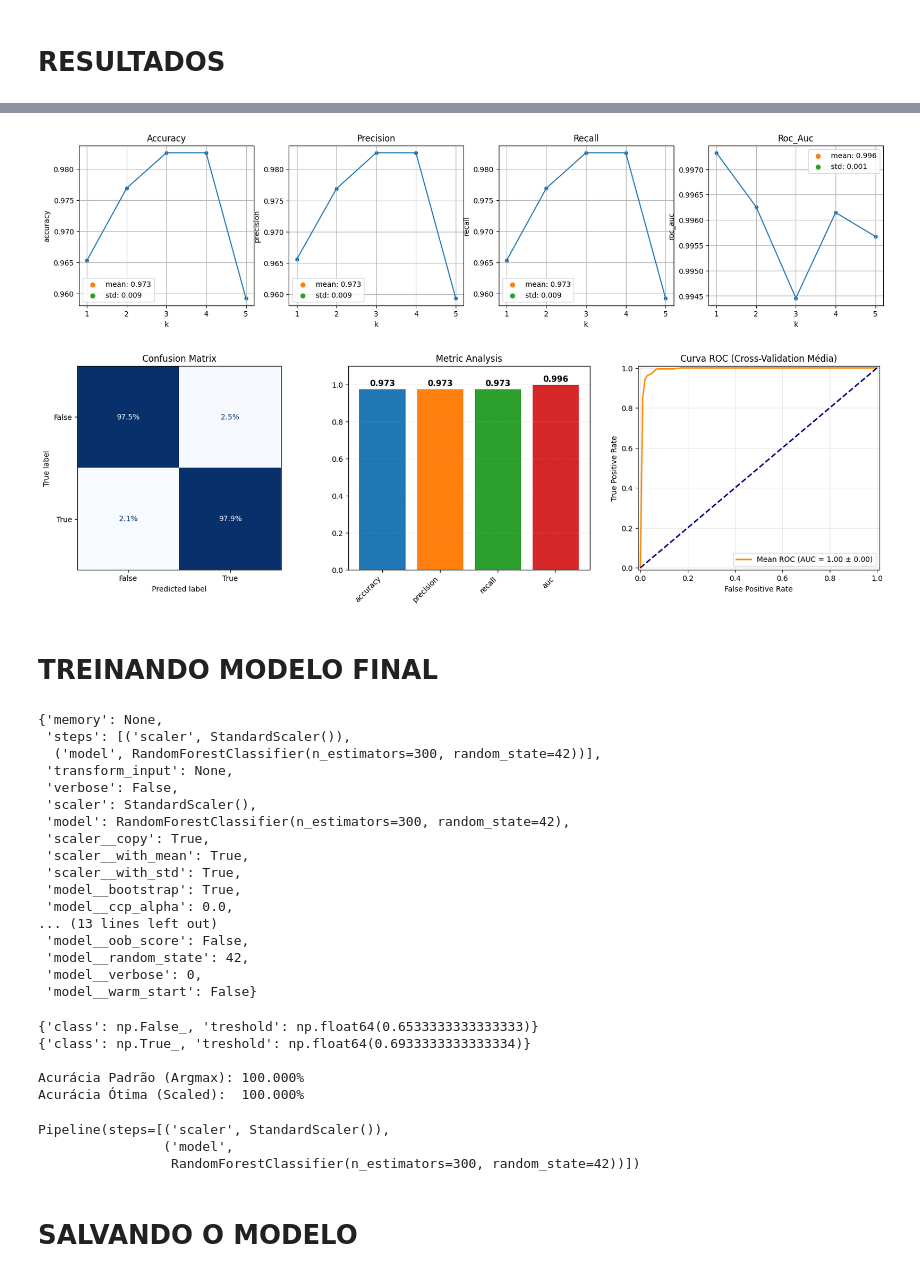
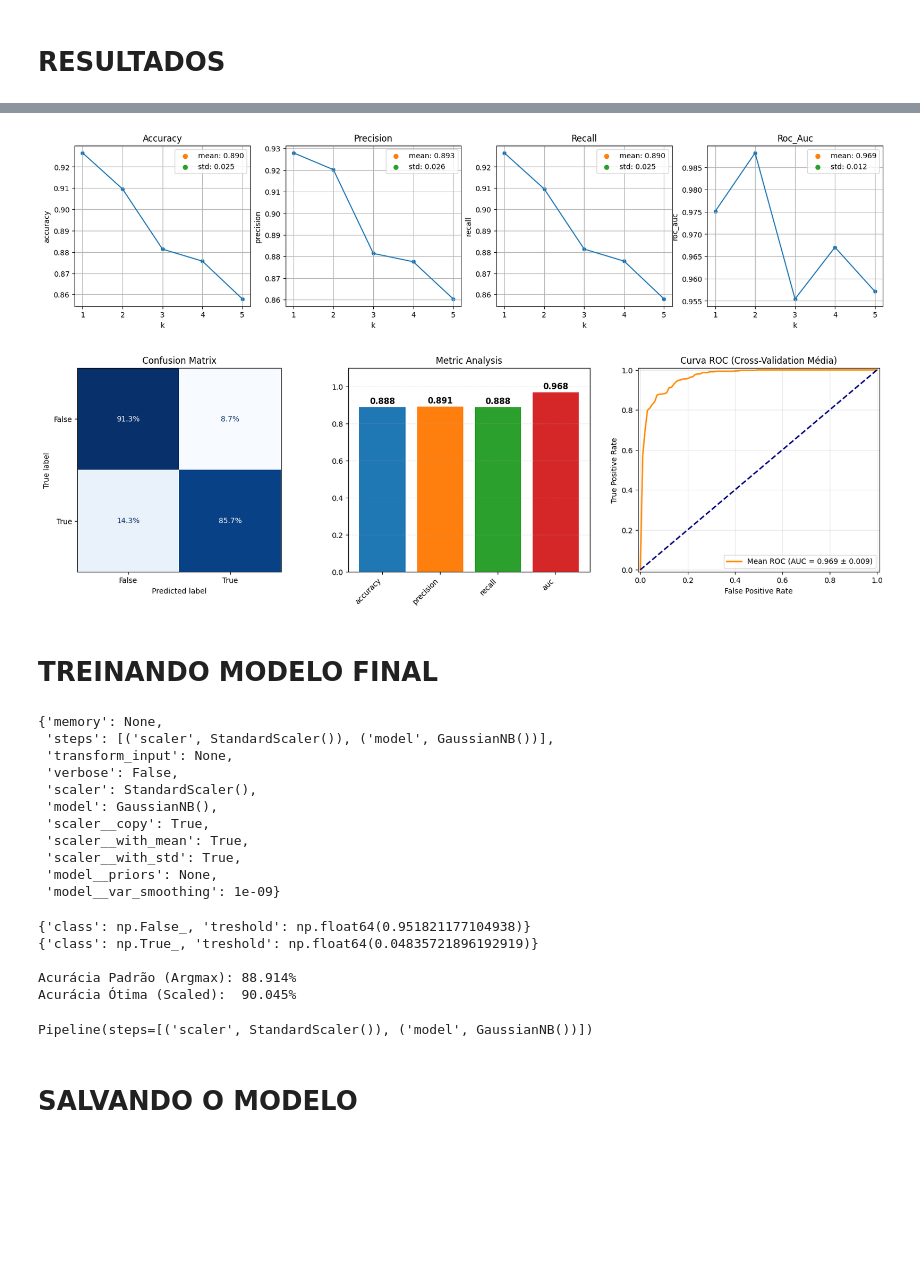
Before and after one commit to KlaussMarchi/DataScience, a Jupyter notebook: Alcohol/Model/Standard/2 - Model.ipynb, the cells around one changed output, grey strips where cells are left out. Cells and saved outputs as stored; diff of their text form; code cells hidden in the pictures; blank space fills up the shorter version.

```diff
--- a/Alcohol/Model/Standard/2 - Model.ipynb
+++ b/Alcohol/Model/Standard/2 - Model.ipynb
@@ -48,7 +48,7 @@ n states:  16
 # %%
 from Selector.index import ModelSelector
 # %%
-selector = ModelSelector('random_forest')
+selector = ModelSelector('naive_bayes')
 model, params = selector.get()
 model
 # %% [output]
@@ -118,19 +114,19 @@ ROC_AUC: 99.597% (±0.09%)
 # %%
 analyser.cross.plot()
 # %% [output]
-[figure, old version]
+[figure, new version]
 # %%
 plt.figure(figsize=(20, 5))
 plt.subplot(1, 3, 1)
 ConfusionMatrix(model, xData, yData, cross.cv).plot()
 
 plt.subplot(1, 3, 2)
-Plotter(cross.info(), limits=(0, 1.10))
+Plotter(analyser.info(), limits=(0, 1.10))
 
 plt.subplot(1, 3, 3)
 RocCurve(model, xData, yData, cross.cv).plot()
 # %% [output]
-[figure, old version]
+[figure, new version]
 # %% [markdown]
 # TREINANDO MODELO FINAL
 # %%
@@ -141,22 +137,16 @@ model.fit(xData, yData)
 model.get_params()
 # %% [output]
 {'memory': None,
- 'steps': [('scaler', StandardScaler()),
-  ('model', RandomForestClassifier(n_estimators=300, random_state=42))],
+ 'steps': [('scaler', StandardScaler()), ('model', GaussianNB())],
  'transform_input': None,
  'verbose': False,
  'scaler': StandardScaler(),
- 'model': RandomForestClassifier(n_estimators=300, random_state=42),
+ 'model': GaussianNB(),
  'scaler__copy': True,
  'scaler__with_mean': True,
  'scaler__with_std': True,
- 'model__bootstrap': True,
- 'model__ccp_alpha': 0.0,
-... (13 lines left out)
- 'model__oob_score': False,
- 'model__random_state': 42,
- 'model__verbose': 0,
- 'model__warm_start': False}
+ 'model__priors': None,
+ 'model__var_smoothing': 1e-09}
 # %%
 yProba = model.predict_proba(xData)
 yBin   = label_binarize(yData, classes=model.classes_)
@@ -190,17 +180,15 @@ print()
 print(f'Acurácia Padrão (Argmax): {acc_padrao:.3f}%')
 print(f'Acurácia Ótima (Scaled):  {acc_best:.3f}%')
 # %% [output]
-{'class': np.False_, 'treshold': np.float64(0.6533333333333333)}
-{'class': np.True_, 'treshold': np.float64(0.6933333333333334)}
+{'class': np.False_, 'treshold': np.float64(0.951821177104938)}
+{'class': np.True_, 'treshold': np.float64(0.04835721896192919)}
 
-Acurácia Padrão (Argmax): 100.000%
-Acurácia Ótima (Scaled):  100.000%
+Acurácia Padrão (Argmax): 88.914%
+Acurácia Ótima (Scaled):  90.045%
 # %%
 model
 # %% [output]
-Pipeline(steps=[('scaler', StandardScaler()),
-                ('model',
-                 RandomForestClassifier(n_estimators=300, random_state=42))])
+Pipeline(steps=[('scaler', StandardScaler()), ('model', GaussianNB())])
 # %% [markdown]
 # SALVANDO O MODELO
 # %%
```
Also changed, not shown: parts of 7 cells of this notebook, 16 other files.
